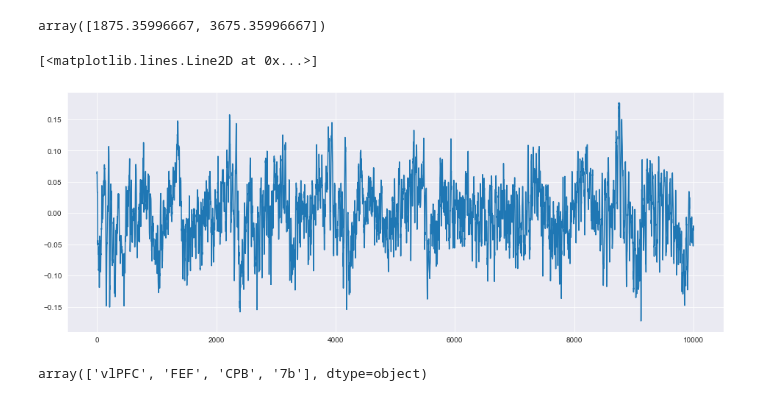
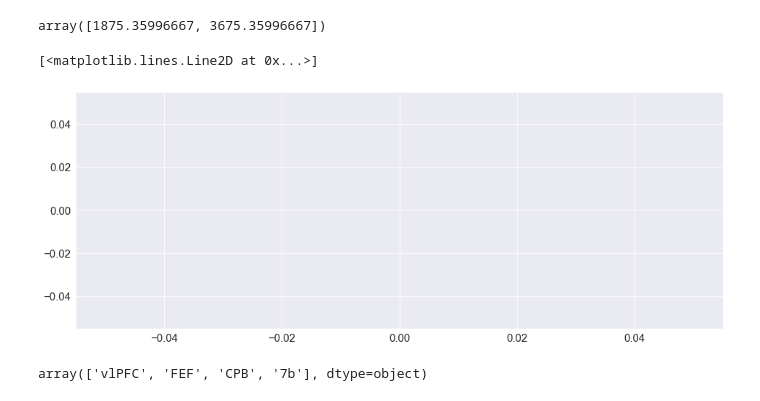
Before and after one commit to adamjeisen/ChaoticConsciousness, a Jupyter notebook: _sandbox/reservoir_computing/AR_models.ipynb, the cells around one changed output. Drawn from its saved outputs; the diff is of its cells as text; code cells hidden in the pictures.

```diff
--- a/_sandbox/reservoir_computing/AR_models.ipynb
+++ b/_sandbox/reservoir_computing/AR_models.ipynb
@@ -20,7 +20,7 @@ Imports successful
 from neural_analysis.matIO import loadmat
 
 # Load some data from a mat file into Python variables
-filename = r'//millerdata.mit.edu/common/datasets/anesthesia/mat/propofolPuffTone/Mary-Anesthesia-20160809-01.mat'
+filename = r'//millerdata.mit.edu/common/datasets/anesthesia/mat/propofolWakeUp/Mary-Anesthesia-20170203-02.mat'
 
 trial_info,lfp,session_info = loadmat(filename, variables=['trialInfo','lfp','sessionInfo'])
 
@@ -94,7 +101,7 @@ def get_stab_from_AR(data_chunk):
 # %%
-plt.plot(lfp[:10000,0])
+plt.plot(lfp[10000:1000,0])
 # %% [output]
 [<matplotlib.lines.Line2D at 0x...>]
-[figure, old version]
+[figure, new version]
 # %%
 from tqdm.auto import tqdm
```
Also changed, not shown: parts of 9 cells of this notebook.
